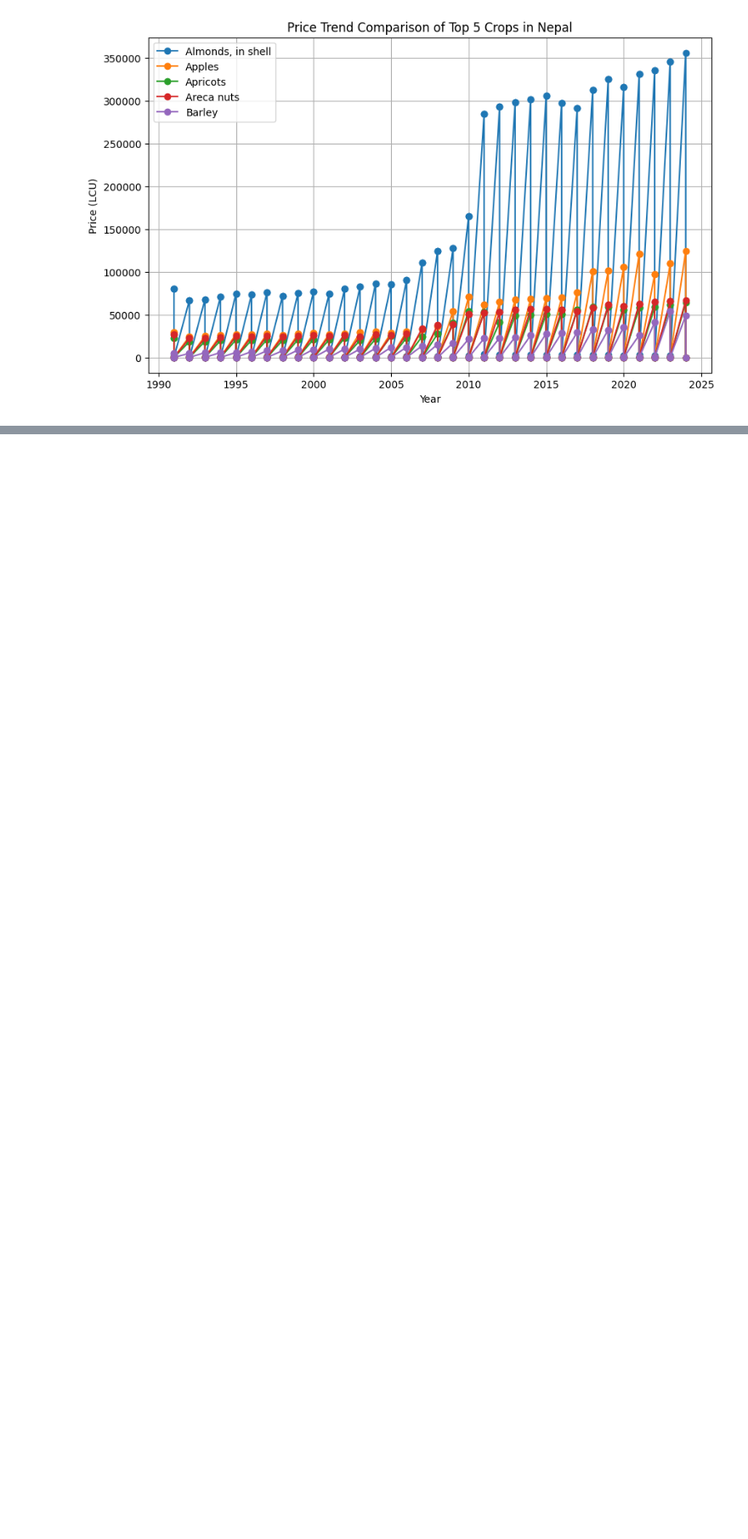
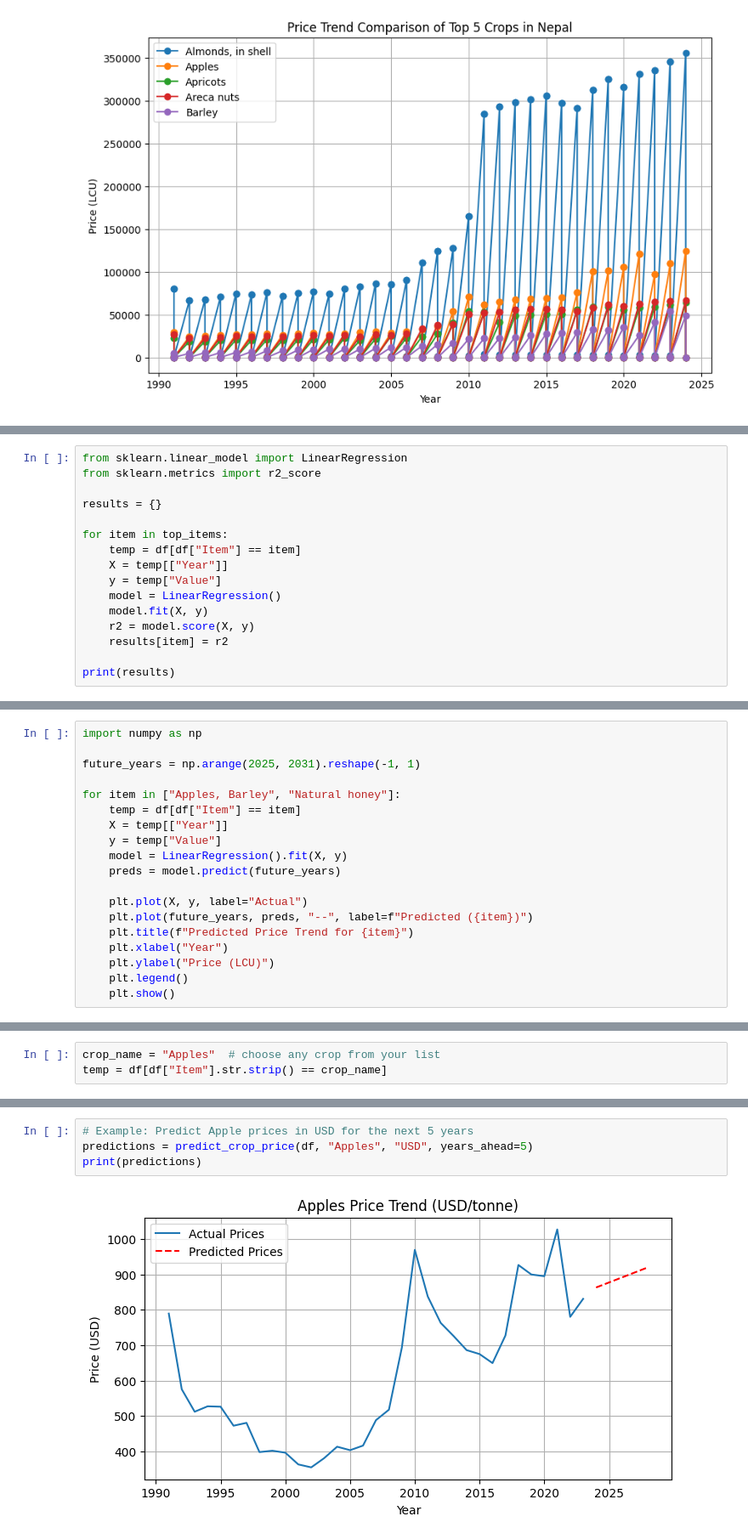
Before and after one commit to riya9818/agriculture-crop-price-predictor, a Jupyter notebook: notebooks/analysis.ipynb, the cells around one changed output, grey strips where cells are left out. Shown at 85% size. Cells and saved outputs as stored; diff of their text form; blank space fills up the shorter version.

```diff
--- a/notebooks/analysis.ipynb
+++ b/notebooks/analysis.ipynb
@@ -206,0 +209,16 @@ plt.show()
+# %%
+from sklearn.linear_model import LinearRegression
+from sklearn.metrics import r2_score
+
+results = {}
+
+for item in top_items:
+    temp = df[df["Item"] == item]
+    X = temp[["Year"]]
+    y = temp["Value"]
+    model = LinearRegression()
+    model.fit(X, y)
+    r2 = model.score(X, y)
+    results[item] = r2
+
+print(results)
@@ -206,0 +229,19 @@ plt.show()
+# %%
+import numpy as np
+
+future_years = np.arange(2025, 2031).reshape(-1, 1)
+
+for item in ["Apples, Barley", "Natural honey"]:
+    temp = df[df["Item"] == item]
+    X = temp[["Year"]]
+    y = temp["Value"]
+    model = LinearRegression().fit(X, y)
+    preds = model.predict(future_years)
+
+    plt.plot(X, y, label="Actual")
+    plt.plot(future_years, preds, "--", label=f"Predicted ({item})")
+    plt.title(f"Predicted Price Trend for {item}")
+    plt.xlabel("Year")
+    plt.ylabel("Price (LCU)")
+    plt.legend()
+    plt.show()
@@ -206,0 +250,3 @@ plt.show()
+# %%
+crop_name = "Apples"  # choose any crop from your list
+temp = df[df["Item"].str.strip() == crop_name]
@@ -206,0 +321,6 @@ plt.show()
+# %%
+# Example: Predict Apple prices in USD for the next 5 years
+predictions = predict_crop_price(df, "Apples", "USD", years_ahead=5)
+print(predictions)
+# %% [output]
+[figure, added]
```
Also changed, not shown: parts of 8 cells of this notebook.
